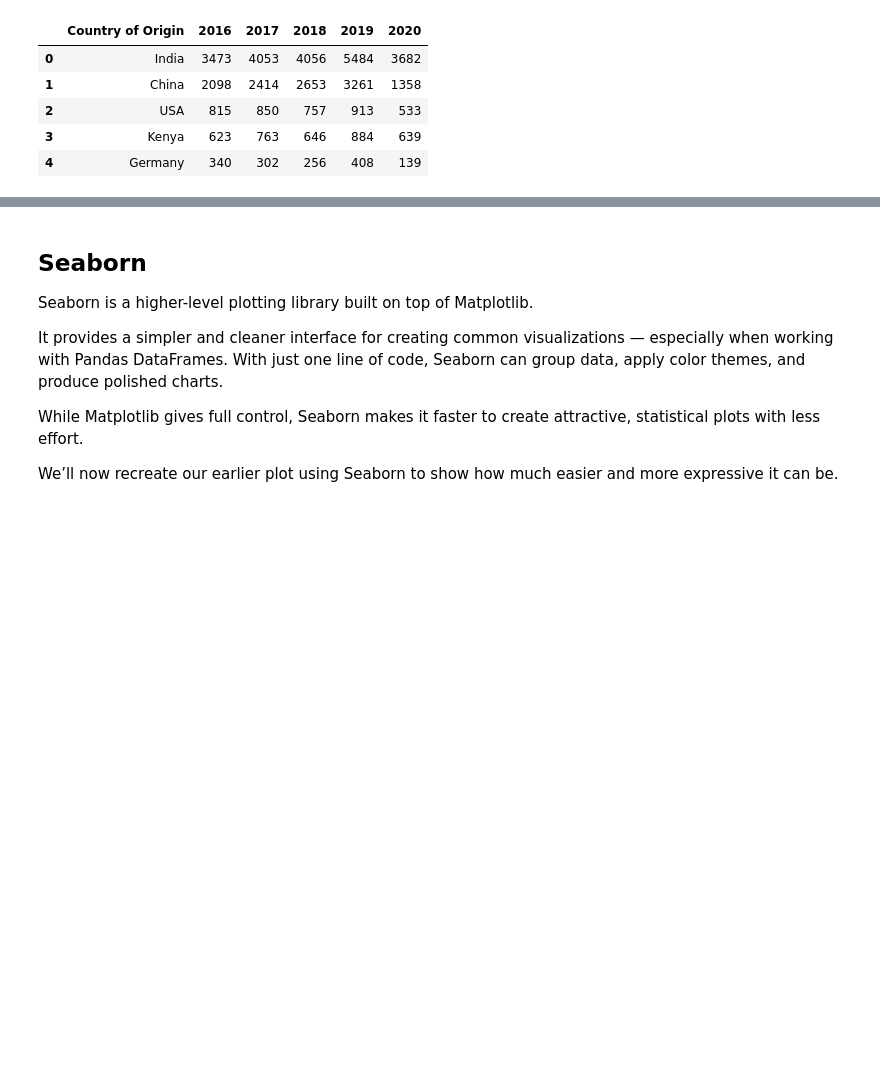
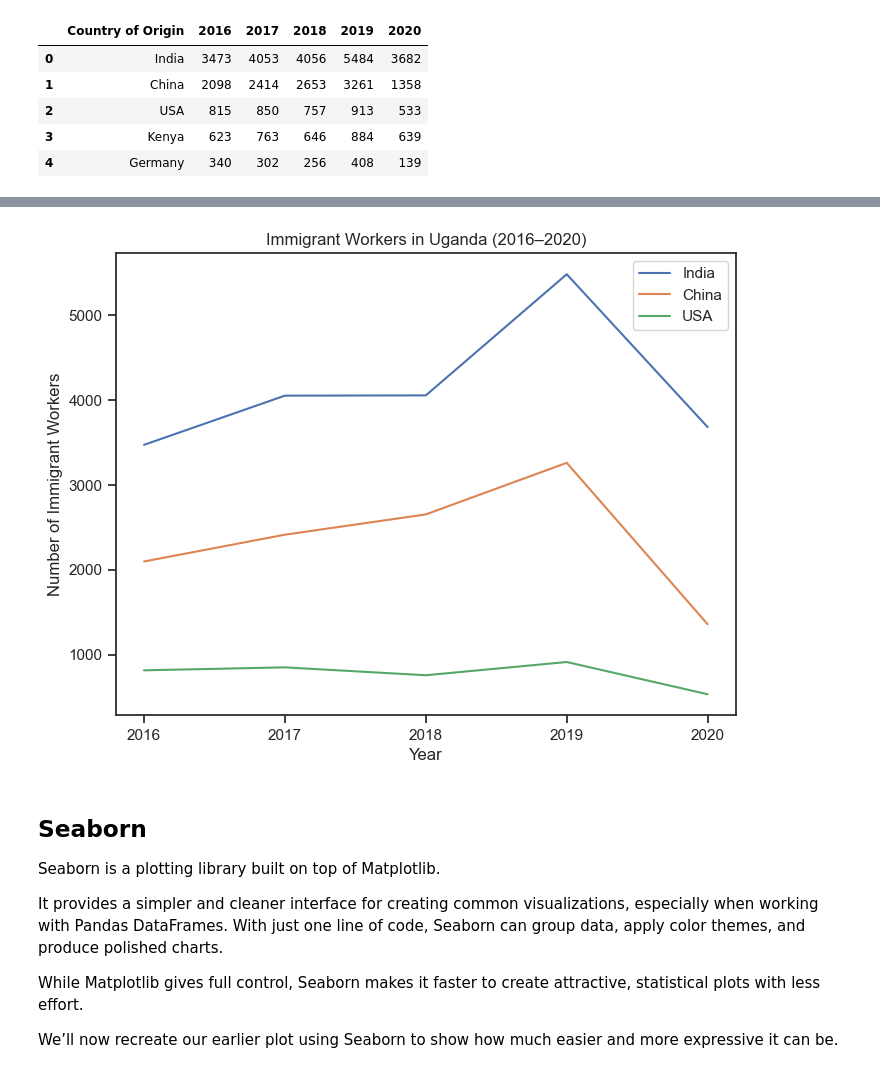
Before and after one commit to DJ-Muwi/immigrants_in_ug, a Jupyter notebook: data_viz_notebook.ipynb, the cells around one changed output, grey strips where cells are left out. Drawn from its saved outputs; the diff is of its cells as text; code cells hidden in the pictures; blank space fills up the shorter version.

```diff
--- a/data_viz_notebook.ipynb
+++ b/data_viz_notebook.ipynb
@@ -152,21 +192,13 @@ plt.show()
-# %%
-# descriptive axis labels to explain what’s shown.
-fig, ax = plt.subplots(figsize=(8, 6))
-for country in top_countries:
-    subset = filtered[filtered["Country of Origin"] == country]
-    ax.plot(subset["Year"], subset["Immigrant Workers"], label=country)
-ax.set_xlabel("Year")
-ax.set_ylabel("Number of Immigrant Workers")
-ax.set_title("Immigrant Workers in Uganda (2016–2020)")
-plt.show()
 # %%
-# showing the legend so we know which line is which country.
+# showing labels and the legend
 fig, ax = plt.subplots(figsize=(8, 6))
 for country in top_countries:
-    subset = filtered[filtered["Country of Origin"] == country]
+    subset = df_top[df_top["Country of Origin"] == country]
     ax.plot(subset["Year"], subset["Immigrant Workers"], label=country)
 ax.set_xlabel("Year")
 ax.set_ylabel("Number of Immigrant Workers")
 ax.set_title("Immigrant Workers in Uganda (2016–2020)")
 ax.legend()
 plt.show()
+# %% [output]
+[figure, added]
@@ -200,8 +205,8 @@ plt.show()
 # %% [markdown]
 ## Seaborn
-Seaborn is a higher-level plotting library built on top of Matplotlib.
+Seaborn is a plotting library built on top of Matplotlib.
 
-It provides a simpler and cleaner interface for creating common visualizations — especially when working with Pandas DataFrames. With just one line of code, Seaborn can group data, apply color themes, and produce polished charts.
+It provides a simpler and cleaner interface for creating common visualizations, especially when working with Pandas DataFrames. With just one line of code, Seaborn can group data, apply color themes, and produce polished charts.
 
 While Matplotlib gives full control, Seaborn makes it faster to create attractive, statistical plots with less effort.
 
```
Also changed, not shown: parts of 16 cells of this notebook.
